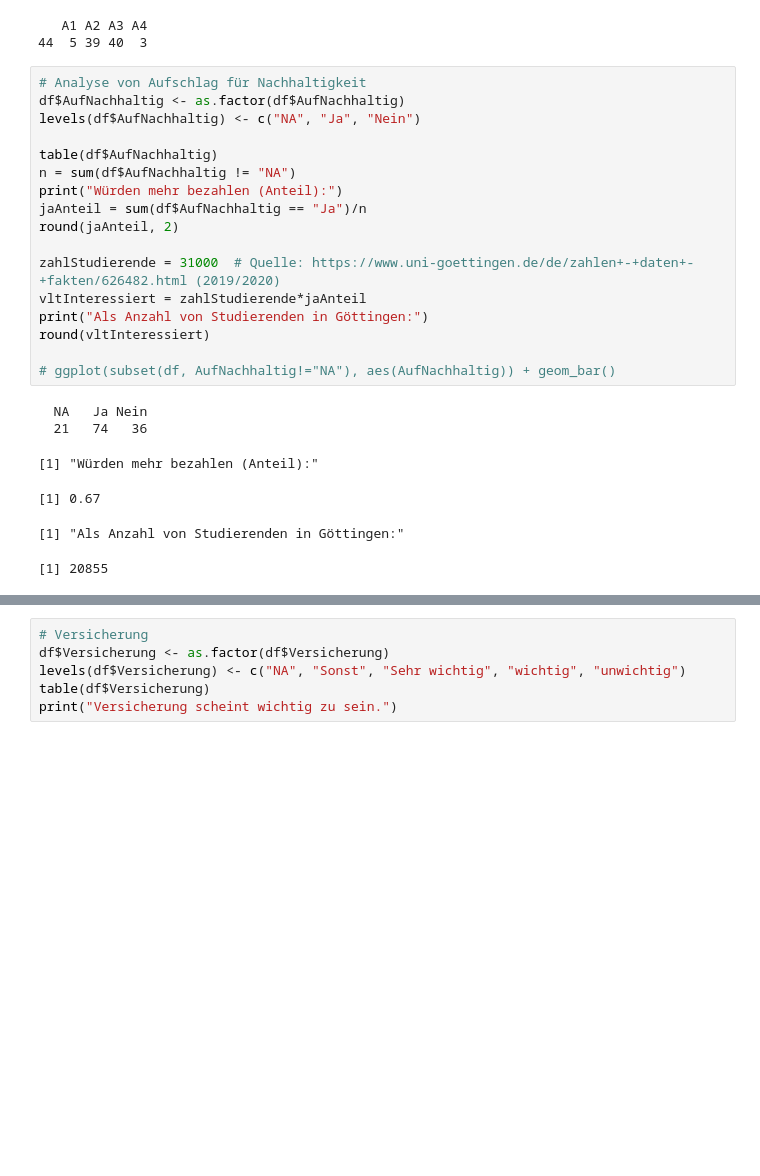
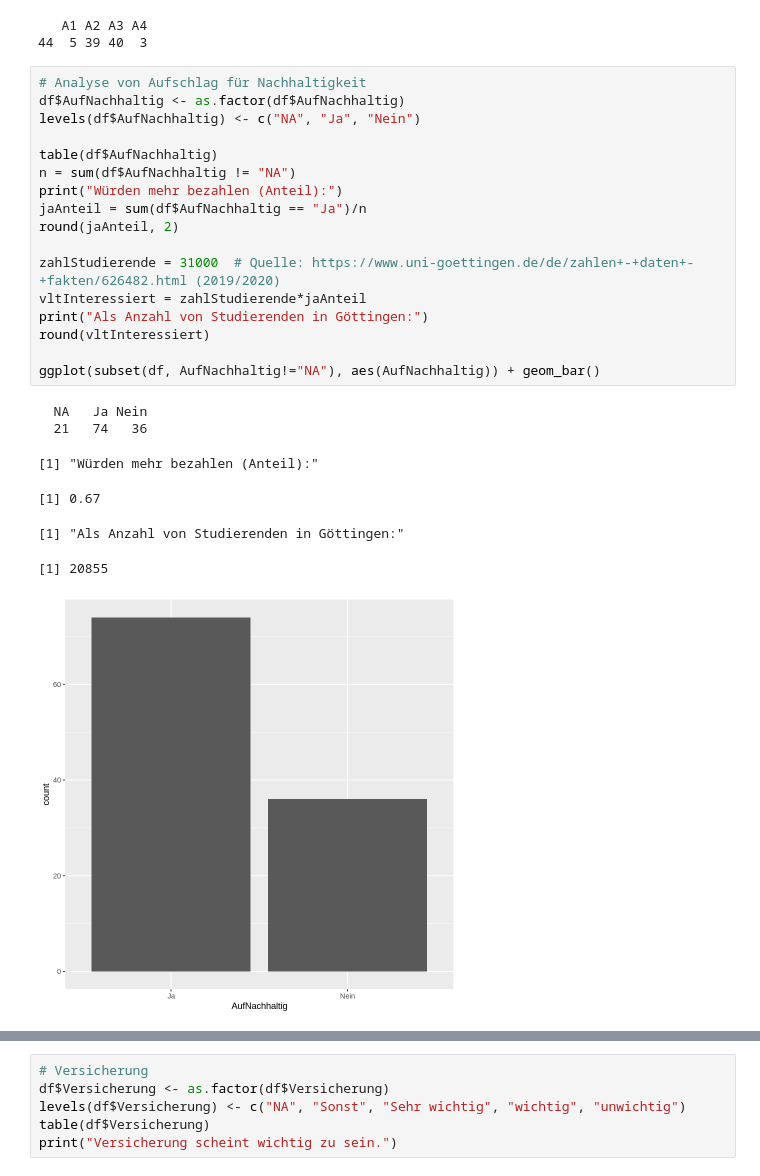
Before and after one commit to MaximeBonnin/DataScience4Entrepreneurs, a Jupyter notebook: Auswertung.ipynb, the cells around one changed output, grey strips where cells are left out. Drawn from its saved outputs; the diff is of its cells as text; blank space fills up the shorter version.

```diff
--- a/Auswertung.ipynb
+++ b/Auswertung.ipynb
@@ -142,27 +151,28 @@ A data.frame: 6 × 5
 # %%
 # Analyse von Aufschlag für Nachhaltigkeit
 df$AufNachhaltig <- as.factor(df$AufNachhaltig)
 levels(df$AufNachhaltig) <- c("NA", "Ja", "Nein")
 
 table(df$AufNachhaltig)
 n = sum(df$AufNachhaltig != "NA")
 print("Würden mehr bezahlen (Anteil):")
 jaAnteil = sum(df$AufNachhaltig == "Ja")/n
 round(jaAnteil, 2)
 
 zahlStudierende = 31000  # Quelle: https://www.uni-goettingen.de/de/zahlen+-+daten+-+fakten/626482.html (2019/2020)
 vltInteressiert = zahlStudierende*jaAnteil
 print("Als Anzahl von Studierenden in Göttingen:")
 round(vltInteressiert)
 
-# ggplot(subset(df, AufNachhaltig!="NA"), aes(AufNachhaltig)) + geom_bar()
+ggplot(subset(df, AufNachhaltig!="NA"), aes(AufNachhaltig)) + geom_bar()
 # %% [output]
   NA   Ja Nein
   21   74   36
 [1] "Würden mehr bezahlen (Anteil):"
 [1] 0.67
 [1] "Als Anzahl von Studierenden in Göttingen:"
 [1] 20855
+[figure, added]
 # %%
 # Analyse von Aufschlag für Nachhaltigkeit (Menge)
 df$AufNachhaltigMenge <- as.factor(df$AufNachhaltigMenge)
```
Also changed, not shown: parts of 7 cells of this notebook.
